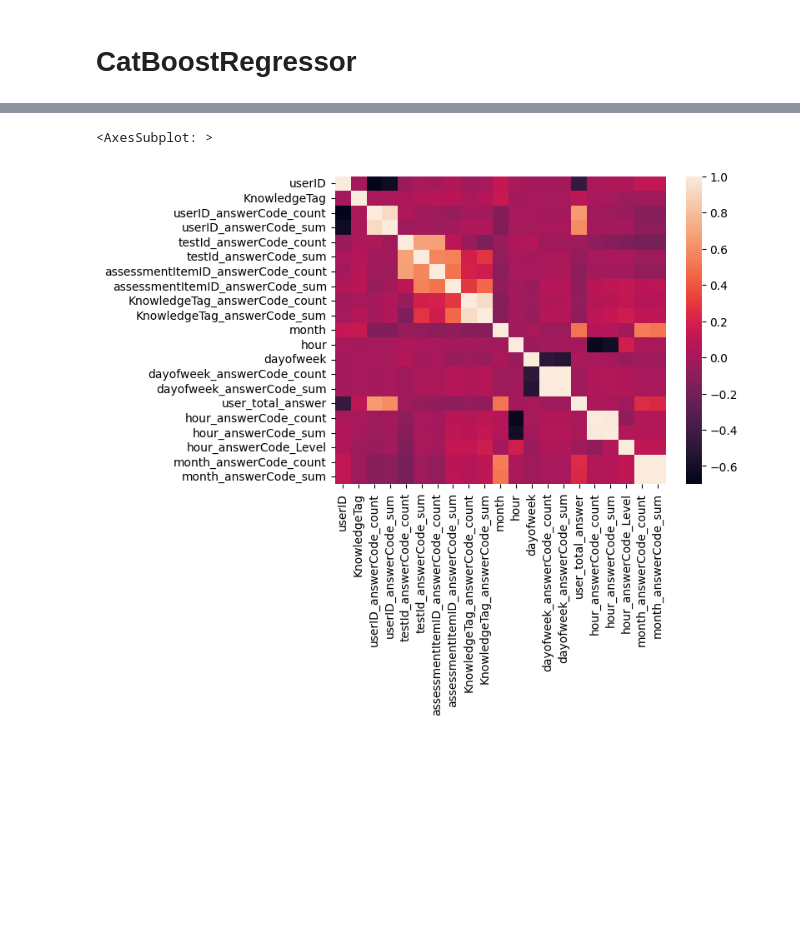
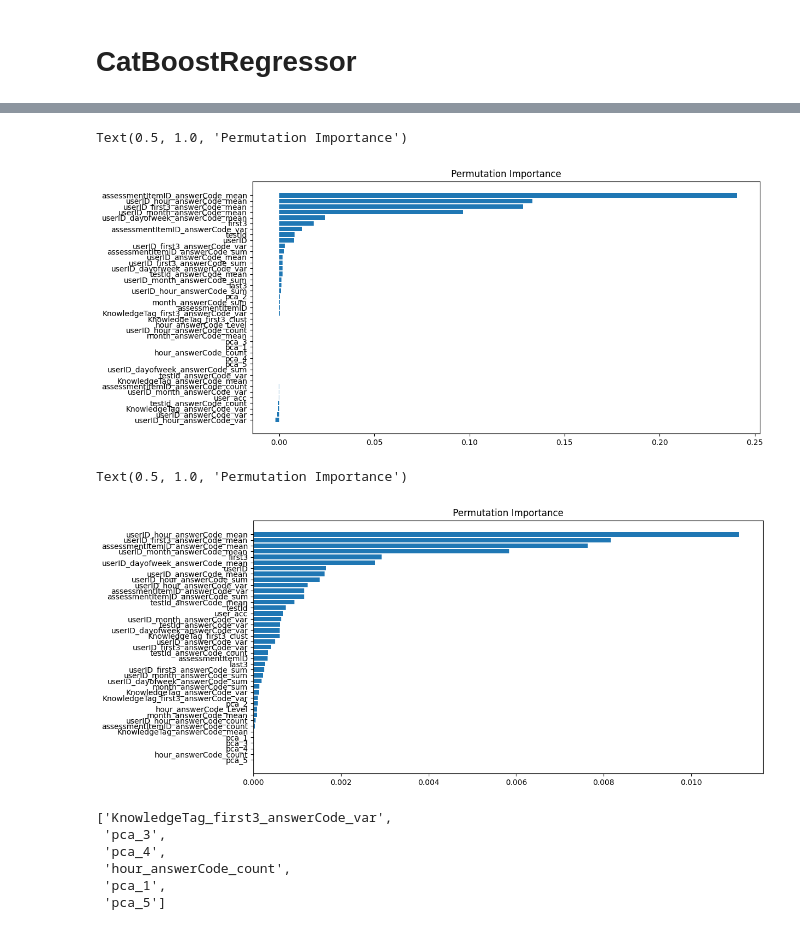
Before and after one commit to boostcampaitech4lv23recsys2/level2_dkt_recsys-level2-recsys-12, a Jupyter notebook: Boosting/ctb_regressor.ipynb, the cells around one changed output, grey strips where cells are left out. Saved outputs shown, nothing was run; the diff lists cells and outputs as text; code cells hidden in the pictures; blank space fills up the shorter version.

Commit message:
Feat : Boosting model experiments

```diff
--- a/Boosting/ctb_regressor.ipynb
+++ b/Boosting/ctb_regressor.ipynb
@@ -190,5 +152,20 @@ Index(['userID', 'KnowledgeTag', 'userID_answerCode_mean',
-# %%
-sns.heatmap(x_train.corr())
-# %% [output]
-<AxesSubplot: >
-[figure, removed]
+# %%
+perm_importance = permutation_importance(model, x_valid, y_valid, n_repeats=10, random_state=1066)
+# %%
+sorted_mead_idx = perm_importance.importances_mean.argsort()
+fig = plt.figure(figsize=(12, 6))
+plt.barh(range(len(sorted_mead_idx)), perm_importance.importances_mean[sorted_mead_idx], align='center')
+plt.yticks(range(len(sorted_mead_idx)), np.array(x_valid.columns)[sorted_mead_idx])
+plt.title('Permutation Importance')
+# %% [output]
+Text(0.5, 1.0, 'Permutation Importance')
+[figure, added]
+# %%
+sorted_std_idx = perm_importance.importances_std.argsort()
+fig = plt.figure(figsize=(12, 6))
+plt.barh(range(len(sorted_std_idx)), perm_importance.importances_std[sorted_std_idx], align='center')
+plt.yticks(range(len(sorted_std_idx)), np.array(x_valid.columns)[sorted_std_idx])
+plt.title('Permutation Importance')
+# %% [output]
+Text(0.5, 1.0, 'Permutation Importance')
+[figure, added]
@@ -194,0 +175,11 @@ sns.heatmap(x_train.corr())
+# %%
+from collections import Counter
+a,b,c = Counter(ft_series.sort_values(ascending=False).index[35:]), Counter(mean_bad), Counter(std_bad)
+[k for k,v in (a+b+c).items() if v==3]
+# %% [output]
+['KnowledgeTag_first3_answerCode_var',
+ 'pca_3',
+ 'pca_4',
+ 'hour_answerCode_count',
+ 'pca_1',
+ 'pca_5']
```
Also changed, not shown: parts of 12 cells of this notebook, 11 other files.
